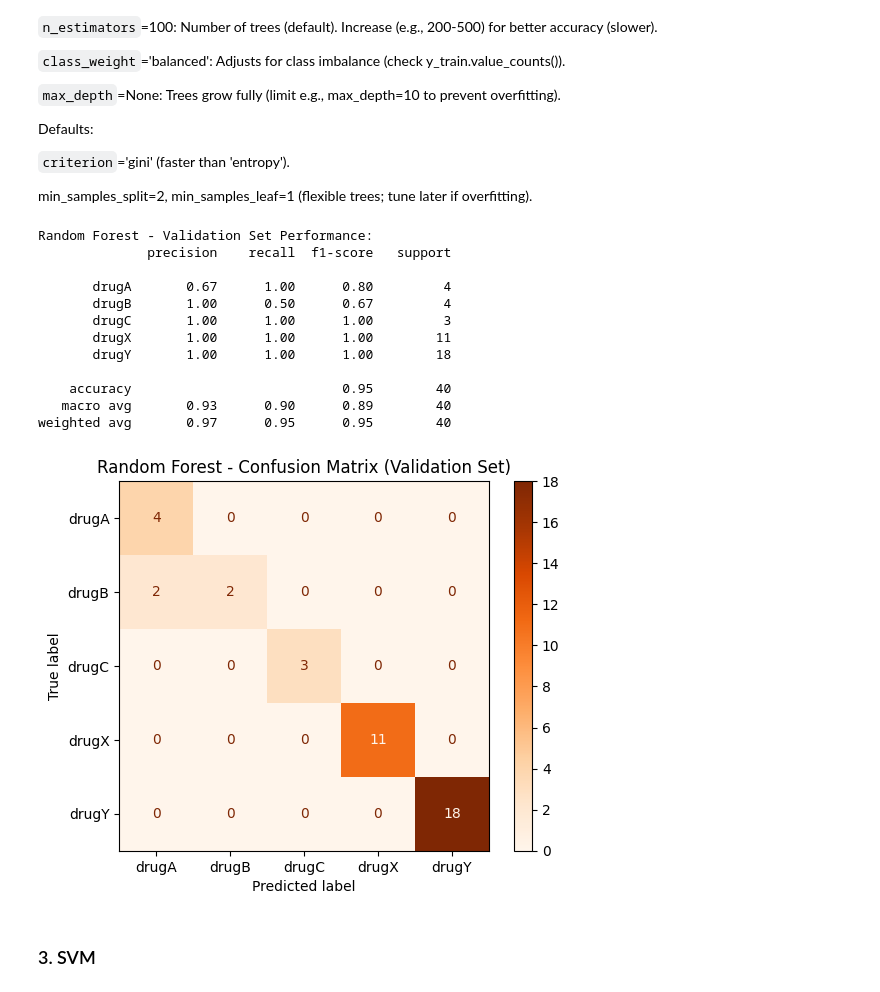
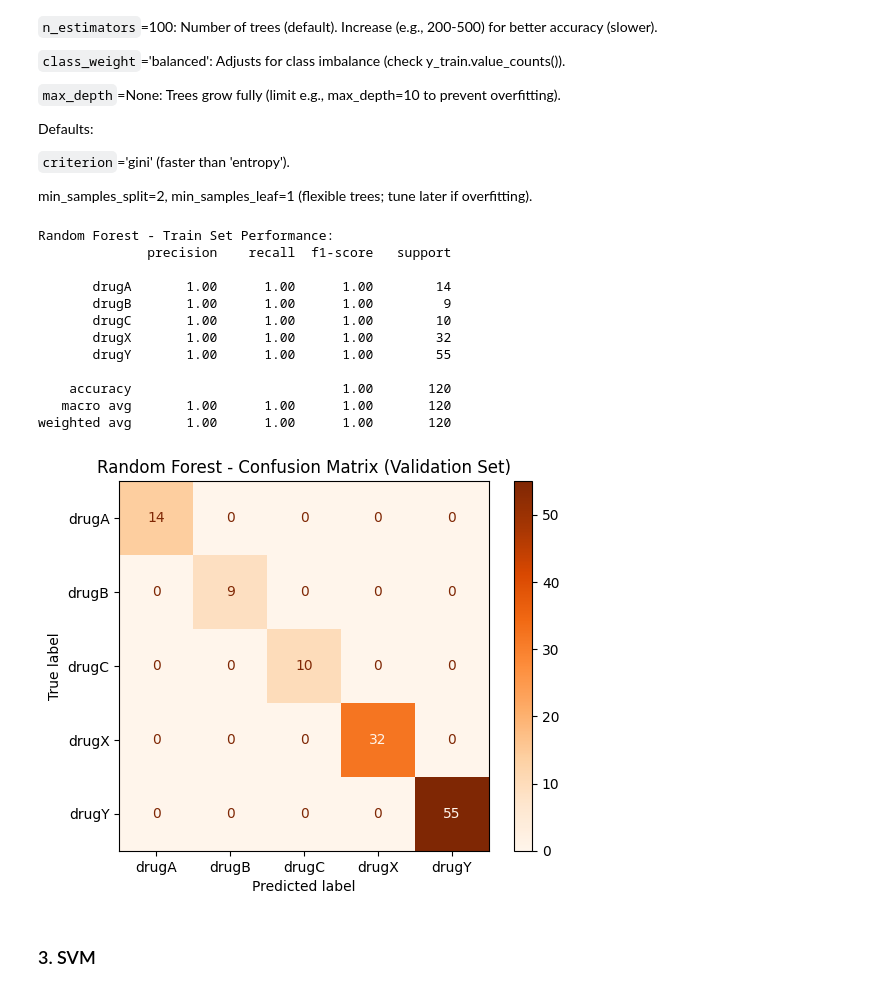
Before and after one commit to saadkhan710/Drug_Classification, a Jupyter notebook: Drug_ML.ipynb, the cells around one changed output. Cells and saved outputs as stored; diff of their text form; code cells hidden in the pictures.

Commit message:
Add Test Evaluation (Train VS Validation) Comparision for Overfitting & Underfitting

```diff
--- a/Drug_ML.ipynb
+++ b/Drug_ML.ipynb
@@ -627,48 +633,53 @@ from sklearn.ensemble import RandomForestClassifier
 from sklearn.metrics import classification_report, confusion_matrix, ConfusionMatrixDisplay
 import matplotlib.pyplot as plt
 
 
 rf = RandomForestClassifier(
     n_estimators=100,        # Default=100; good for starting (more = better but slower)
     criterion='gini',        # Default ('gini' or 'entropy' for information gain)
     max_depth=None,          # Default=None (nodes expand until pure or min_samples_split)
     min_samples_split=2,     # Default=2 (smallest possible for max flexibility)
     min_samples_leaf=1,      # Default=1 (smallest possible)
     class_weight='balanced', # Adjusts for class imbalance (critical if imbalance exists)
     random_state=42,         # Reproducibility
 )
 
 
 rf.fit(X_train_prepared, y_train)
 
-# Predict on validation set
-y_val_pred = rf.predict(X_val_prepared)
+# Predict on train set
+y_train_pred = rf.predict(X_train_prepared)
 
 # Evaluate
-print("Random Forest - Validation Set Performance:")
-print(classification_report(y_val, y_val_pred))
+print("Random Forest - Train Set Performance:")
+print(classification_report(y_train, y_train_pred))
+train_f1_Random_Forest = f1_score(y_train, y_train_pred, average='weighted')
+
+# 2. Evaluated on validation so later can compare for over-fitting
+y_val_pred = rf.predict(X_val_prepared)
+validation_f1_Random_Forest = f1_score(y_val, y_val_pred, average='weighted')
 
 
 # Confusion Matrix
-cm = confusion_matrix(y_val, y_val_pred)
+cm = confusion_matrix(y_train, y_train_pred)
 disp = ConfusionMatrixDisplay(confusion_matrix=cm, display_labels=rf.classes_)
 disp.plot(cmap='Oranges')
 plt.title("Random Forest - Confusion Matrix (Validation Set)")
 plt.show()
 # %% [output]
-Random Forest - Validation Set Performance:
+Random Forest - Train Set Performance:
               precision    recall  f1-score   support
 
-       drugA       0.67      1.00      0.80         4
-       drugB       1.00      0.50      0.67         4
-       drugC       1.00      1.00      1.00         3
-       drugX       1.00      1.00      1.00        11
-       drugY       1.00      1.00      1.00        18
+       drugA       1.00      1.00      1.00        14
+       drugB       1.00      1.00      1.00         9
+       drugC       1.00      1.00      1.00        10
+       drugX       1.00      1.00      1.00        32
+       drugY       1.00      1.00      1.00        55
 
-    accuracy                           0.95        40
-   macro avg       0.93      0.90      0.89        40
-weighted avg       0.97      0.95      0.95        40
+    accuracy                           1.00       120
+   macro avg       1.00      1.00      1.00       120
+weighted avg       1.00      1.00      1.00       120
-[figure, old version]
+[figure, new version]
 # %% [markdown]
 ### 3. SVM
 # %%
```
Also changed, not shown: parts of 19 cells of this notebook.
